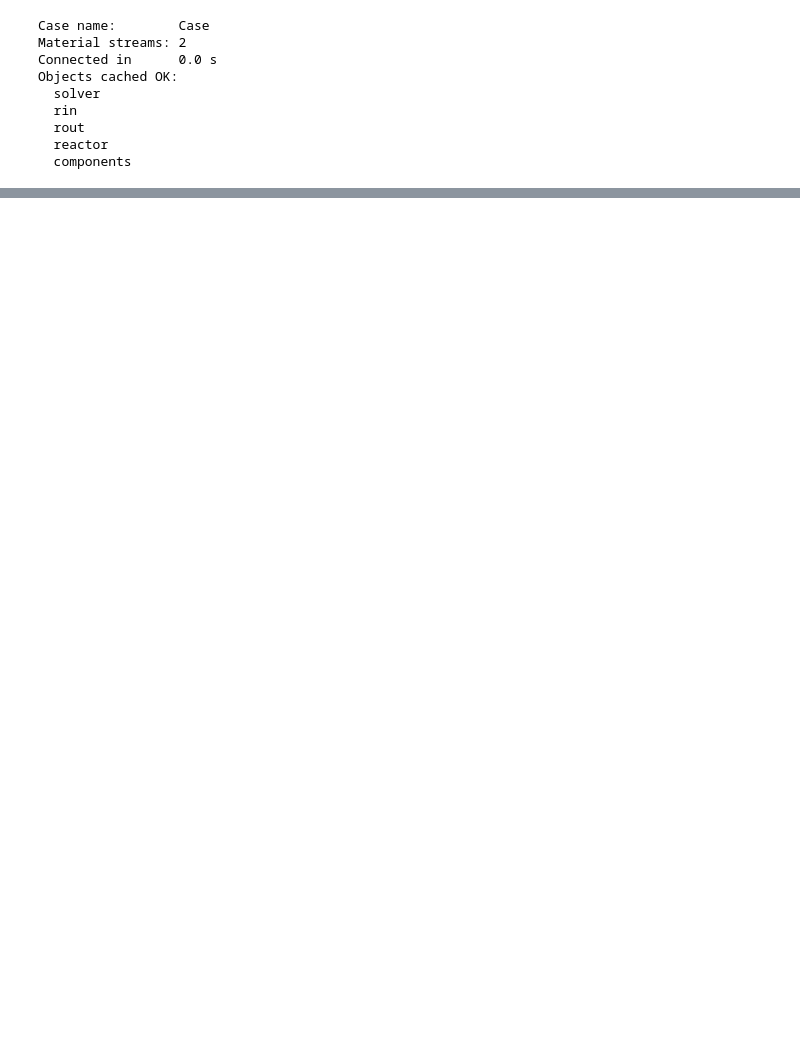
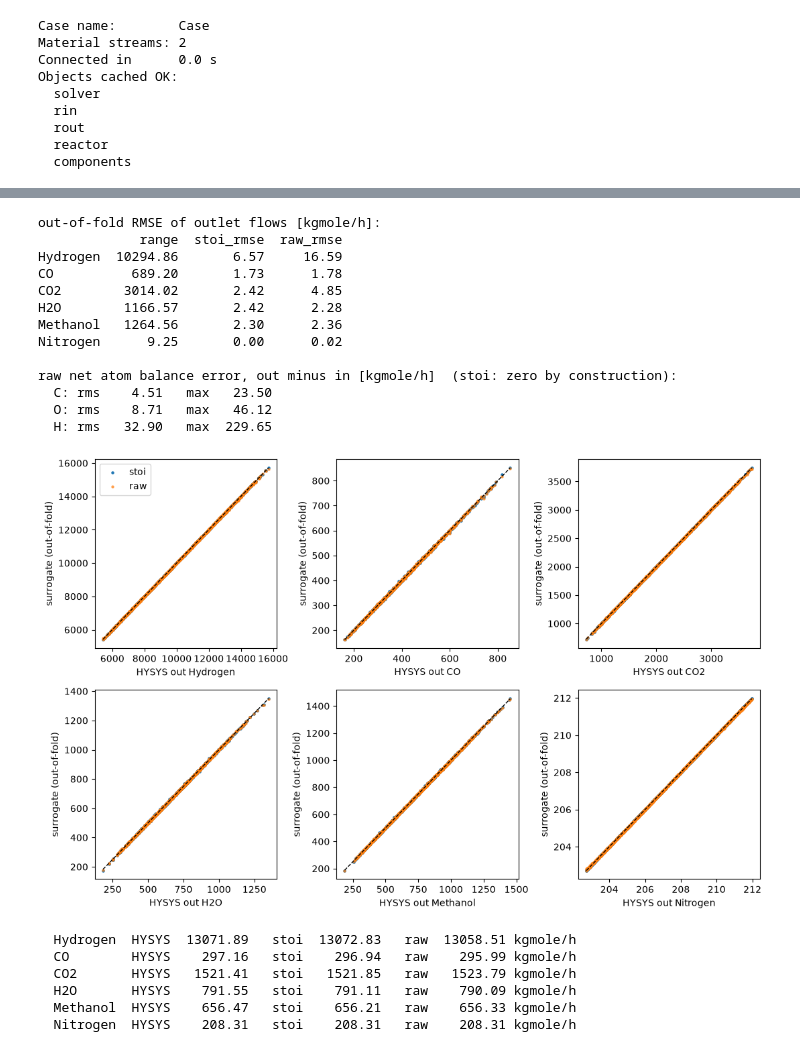
Before and after one commit to Kai360-dot/HYSYS_MeOH, a Jupyter notebook: PFR_Explore.ipynb, the cells around one changed output, grey strips where cells are left out. Cells and saved outputs as stored; diff of their text form; code cells hidden in the pictures; blank space fills up the shorter version.

Commit message:
Generate Two Kinds of PFR surrogates (raw and stoichiometrically constrained) trained on 1024 data points.

```diff
--- a/PFR_Explore.ipynb
+++ b/PFR_Explore.ipynb
@@ -68,8 +68,8 @@ def pfr_row(x):
                      flows=({c: p[c] for c in FLOW_NAMES}, FLOW_UNIT))
 # %%
 def unit_sobol_sample(bounds, model, n_pts):
-    lb = np.array([b[0] for b in pfr_inlet_bounds.values()])
-    ub = np.array([b[1] for b in pfr_inlet_bounds.values()])
+    lb = np.array([b[0] for b in bounds.values()])
+    ub = np.array([b[1] for b in bounds.values()])
     input_var = generate_sobol_points(n=n_pts, bounds=np.stack((lb, ub)))
     results = []
 
@@ -175,0 +125,16 @@ for c, f in outlet_flows(inlet, xi).items():
+# %%
+def train_surrogate(X, Y: pd.DataFrame, name: str):
+    """Width search, 5-fold CV report, final fit on all data, export.  Returns (model, rmse, Y_oof)."""
+    t0 = time.time()
+    width, table = select_width(X, Y.to_numpy(), verbose=False)
+    rmse, Y_oof = cross_validate(X, Y.to_numpy(), hidden=width)
+    model = fit_mlp(X, Y.to_numpy(), hidden=width)
+    model.export(f"pfr_surrogate_{name}.txt")
+    print(f"=== {name}: width {width} ({time.time() - t0:.0f} s)   CV rmse/std per width: "
+          + ", ".join(f"{w}: {v:.4f}" for w, v in table.items()))
+    for col, r, span in zip(Y.columns, rmse, Y.max() - Y.min()):
+        print(f"  {col:22s} {r:9.3f}   {100 * r / span:5.2f} % of range")
+    return model, rmse, Y_oof
+
+stoi, rmse_stoi, oof_stoi = train_surrogate(X, Y_stoi, "stoi")
+raw, rmse_raw, oof_raw = train_surrogate(X, Y_raw, "raw")
@@ -175,0 +156,60 @@ for c, f in outlet_flows(inlet, xi).items():
+# %%
+# Side by side on the same footing: outlet flows, with the stoi outlets rebuilt
+# from its out-of-fold extents, and the atom balances of the raw net's outlets.
+inlet = ok[[f"in_{c}_kgmole_h" for c in COMPONENTS]].to_numpy()
+outlet = ok[[f"out_{c}_kgmole_h" for c in COMPONENTS]].to_numpy()
+NU = np.array([STOICH[c] for c in COMPONENTS], float)              # (6, 2)
+out_stoi = inlet + oof_stoi[:, :2] @ NU.T
+comparison = pd.DataFrame({
+    "range": outlet.max(0) - outlet.min(0),
+    "stoi_rmse": np.sqrt(((out_stoi - outlet) ** 2).mean(0)),
+    "raw_rmse": np.sqrt(((oof_raw[:, :6] - outlet) ** 2).mean(0)),
+}, index=COMPONENTS).round(2)
+print("out-of-fold RMSE of outlet flows [kgmole/h]:")
+print(comparison)
+
+ATOMS = {"C": [0, 1, 1, 0, 1, 0], "O": [0, 1, 2, 1, 1, 0], "H": [2, 0, 0, 2, 4, 0]}   # per COMPONENTS
+print()
+print("raw net atom balance error, out minus in [kgmole/h]  (stoi: zero by construction):")
+for atom, v in ATOMS.items():
+    err = (oof_raw[:, :6] - inlet) @ np.array(v, float)
+    print(f"  {atom}: rms {np.sqrt((err ** 2).mean()):7.2f}   max {np.abs(err).max():7.2f}")
+
+fig, axes = plt.subplots(2, 3, figsize=(11, 7))
+for ax, c, y, a, b in zip(axes.flat, COMPONENTS, outlet.T, out_stoi.T, oof_raw[:, :6].T):
+    ax.scatter(y, a, s=5, label="stoi")
+    ax.scatter(y, b, s=5, label="raw", alpha=0.6)
+    ax.plot([y.min(), y.max()], [y.min(), y.max()], "k--", lw=1)
+    ax.set(xlabel=f"HYSYS out {c}", ylabel="surrogate (out-of-fold)")
+axes.flat[0].legend()
+fig.tight_layout()
+# %% [output]
+out-of-fold RMSE of outlet flows [kgmole/h]:
+             range  stoi_rmse  raw_rmse
+Hydrogen  10294.86       6.57     16.59
+CO          689.20       1.73      1.78
+CO2        3014.02       2.42      4.85
+H2O        1166.57       2.42      2.28
+Methanol   1264.56       2.30      2.36
+Nitrogen      9.25       0.00      0.02
+
+raw net atom balance error, out minus in [kgmole/h]  (stoi: zero by construction):
+  C: rms    4.51   max   23.50
+  O: rms    8.71   max   46.12
+  H: rms   32.90   max  229.65
+[figure, added]
+# %%
+# Sanity check on one point: both surrogates against HYSYS
+row = ok.iloc[0]
+x = row[list(pfr_inlet_bounds)].to_numpy()
+from_stoi = outlet_flows({c: row[f"in_{c}_kgmole_h"] for c in COMPONENTS}, stoi(x))
+from_raw = dict(zip(COMPONENTS, raw(x)))
+for c in COMPONENTS:
+    print(f"  {c:9s} HYSYS {row[f'out_{c}_kgmole_h']:9.2f}   stoi {from_stoi[c]:9.2f}   raw {from_raw[c]:9.2f} kgmole/h")
+# %% [output]
+  Hydrogen  HYSYS  13071.89   stoi  13072.83   raw  13058.51 kgmole/h
+  CO        HYSYS    297.16   stoi    296.94   raw    295.99 kgmole/h
+  CO2       HYSYS   1521.41   stoi   1521.85   raw   1523.79 kgmole/h
+  H2O       HYSYS    791.55   stoi    791.11   raw    790.09 kgmole/h
+  Methanol  HYSYS    656.47   stoi    656.21   raw    656.33 kgmole/h
+  Nitrogen  HYSYS    208.31   stoi    208.31   raw    208.31 kgmole/h
```
Also changed, not shown: parts of 8 cells of this notebook, 2 other files.
